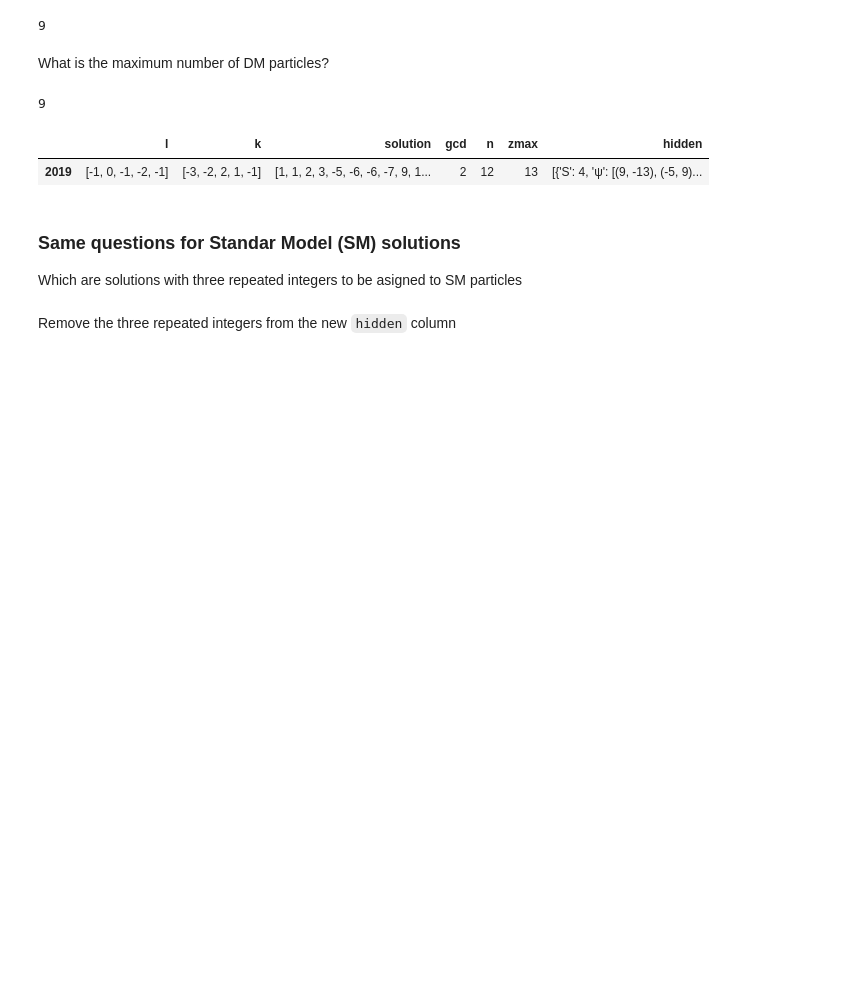
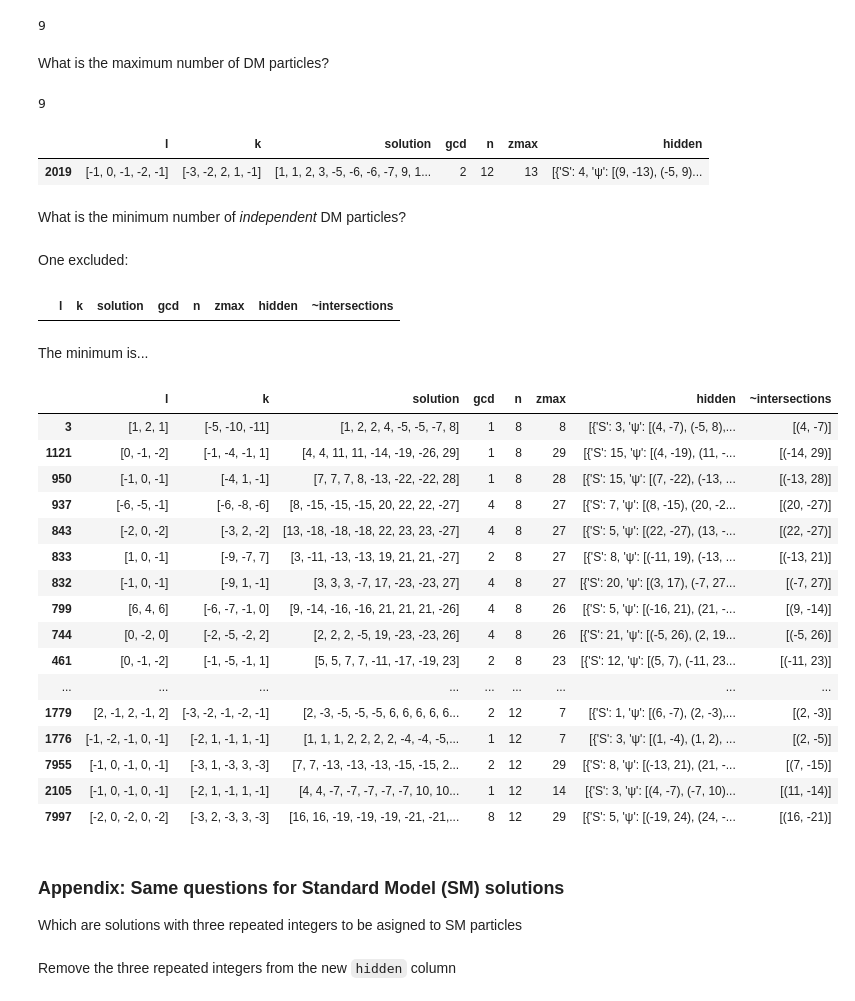
Before and after one commit to restrepo/Advanced_Computation, a Jupyter notebook: Data_Analysis.ipynb, the cells around one changed output. Cells and saved outputs as stored; diff of their text form; code cells hidden in the pictures; blank space fills up the shorter version.

```diff
--- a/Data_Analysis.ipynb
+++ b/Data_Analysis.ipynb
@@ -364,8 +318,65 @@ hs[(hs['hidden'].str[0].str['ψ'].apply(len)==9)][:1]
 # %% [output]
 |  | l | k | solution | gcd | n | zmax | hidden |
 | 2019 | [-1, 0, -1, -2, -1] | [-3, -2, 2, 1, -1] | [1, 1, 2, 3, -5, -6, -6, -7, 9, 1... | 2 | 12 | 13 | [{'S': 4, 'ψ': [(9, -13), (-5, 9)... |
+# %% [markdown]
+What is the minimum number of _independent_ DM particles?
+# %%
+lst=[{'S': 3, 'ψ': [(-17, 20), (-7, 20), (14, -17)]}]
+#lst=[{'S': 3, 'ψ': [(-17, 20), (-7, 20), (14, -17), (2,5)]}]
+
+def intersections(lst,mask=True):
+    lstc=lst.copy()
+    not_intersections=[]
+    lenmax=float('inf')
+    for d in lst:
+        for p in d.get('ψ'):
+            dd=d.get('ψ').copy()
+            dd.remove(p)
+            ll=[q for q in dd if set(p).intersection(set(q))]
+            [dd.remove(q) for q in dd.copy() if set(p).intersection(set(q))]
+            if len(dd) < lenmax:
+                ddd=dd.copy()
+                lenmax=len(dd)
+
+            if mask and not dd:
+                return True
+    if mask:
+        return False
+    return ddd
+
+assert intersections([{'S': 3, 'ψ': [(-17, 20), (-7, 20), (14, -17)]}])
+assert not intersections([{'S': 3, 'ψ': [(-17, 20), (-7, 20), (14, -17), (2,5)]}])
+# %% [markdown]
+One excluded:
+# %%
+hs[hs['hidden'].apply(intersections)]
+# %% [output]
+|  | l | k | solution | gcd | n | zmax | hidden | ~intersections |
+# %% [markdown]
+The minimum is...
+# %%
+hs['~intersections']=hs['hidden'].apply(lambda lst: intersections(lst,mask=False))
+hs[hs['~intersections'].apply(len)==hs['~intersections'].apply(len).min()].sort_values('n')
+# %% [output]
+|  | l | k | solution | gcd | n | zmax | hidden | ~intersections |
+| 3 | [1, 2, 1] | [-5, -10, -11] | [1, 2, 2, 4, -5, -5, -7, 8] | 1 | 8 | 8 | [{'S': 3, 'ψ': [(4, -7), (-5, 8),... | [(4, -7)] |
+| 1121 | [0, -1, -2] | [-1, -4, -1, 1] | [4, 4, 11, 11, -14, -19, -26, 29] | 1 | 8 | 29 | [{'S': 15, 'ψ': [(4, -19), (11, -... | [(-14, 29)] |
+| 950 | [-1, 0, -1] | [-4, 1, -1] | [7, 7, 7, 8, -13, -22, -22, 28] | 1 | 8 | 28 | [{'S': 15, 'ψ': [(7, -22), (-13, ... | [(-13, 28)] |
+| 937 | [-6, -5, -1] | [-6, -8, -6] | [8, -15, -15, -15, 20, 22, 22, -27] | 4 | 8 | 27 | [{'S': 7, 'ψ': [(8, -15), (20, -2... | [(20, -27)] |
+| 843 | [-2, 0, -2] | [-3, 2, -2] | [13, -18, -18, -18, 22, 23, 23, -27] | 4 | 8 | 27 | [{'S': 5, 'ψ': [(22, -27), (13, -... | [(22, -27)] |
+| 833 | [1, 0, -1] | [-9, -7, 7] | [3, -11, -13, -13, 19, 21, 21, -27] | 2 | 8 | 27 | [{'S': 8, 'ψ': [(-11, 19), (-13, ... | [(-13, 21)] |
+| 832 | [-1, 0, -1] | [-9, 1, -1] | [3, 3, 3, -7, 17, -23, -23, 27] | 4 | 8 | 27 | [{'S': 20, 'ψ': [(3, 17), (-7, 27... | [(-7, 27)] |
+| 799 | [6, 4, 6] | [-6, -7, -1, 0] | [9, -14, -16, -16, 21, 21, 21, -26] | 4 | 8 | 26 | [{'S': 5, 'ψ': [(-16, 21), (21, -... | [(9, -14)] |
+| 744 | [0, -2, 0] | [-2, -5, -2, 2] | [2, 2, 2, -5, 19, -23, -23, 26] | 4 | 8 | 26 | [{'S': 21, 'ψ': [(-5, 26), (2, 19... | [(-5, 26)] |
+| 461 | [0, -1, -2] | [-1, -5, -1, 1] | [5, 5, 7, 7, -11, -17, -19, 23] | 2 | 8 | 23 | [{'S': 12, 'ψ': [(5, 7), (-11, 23... | [(-11, 23)] |
+| ... | ... | ... | ... | ... | ... | ... | ... | ... |
+| 1779 | [2, -1, 2, -1, 2] | [-3, -2, -1, -2, -1] | [2, -3, -5, -5, -5, 6, 6, 6, 6, 6... | 2 | 12 | 7 | [{'S': 1, 'ψ': [(6, -7), (2, -3),... | [(2, -3)] |
+| 1776 | [-1, -2, -1, 0, -1] | [-2, 1, -1, 1, -1] | [1, 1, 1, 2, 2, 2, 2, -4, -4, -5,... | 1 | 12 | 7 | [{'S': 3, 'ψ': [(1, -4), (1, 2), ... | [(2, -5)] |
+| 7955 | [-1, 0, -1, 0, -1] | [-3, 1, -3, 3, -3] | [7, 7, -13, -13, -13, -15, -15, 2... | 2 | 12 | 29 | [{'S': 8, 'ψ': [(-13, 21), (21, -... | [(7, -15)] |
+| 2105 | [-1, 0, -1, 0, -1] | [-2, 1, -1, 1, -1] | [4, 4, -7, -7, -7, -7, -7, 10, 10... | 1 | 12 | 14 | [{'S': 3, 'ψ': [(4, -7), (-7, 10)... | [(11, -14)] |
+| 7997 | [-2, 0, -2, 0, -2] | [-3, 2, -3, 3, -3] | [16, 16, -19, -19, -19, -21, -21,... | 8 | 12 | 29 | [{'S': 5, 'ψ': [(-19, 24), (24, -... | [(16, -21)] |
 # %% [markdown]
-### Same questions for Standar Model (SM) solutions
+### Appendix: Same questions for Standard Model (SM) solutions
 Which are solutions with three repeated integers to be asigned to SM particles
 # %%
 df3=df[df['solution'].apply(lambda l: 3 in [l.count(x) for x in l])].reset_index(drop=True)
```
Also changed, not shown: parts of 41 cells of this notebook.
